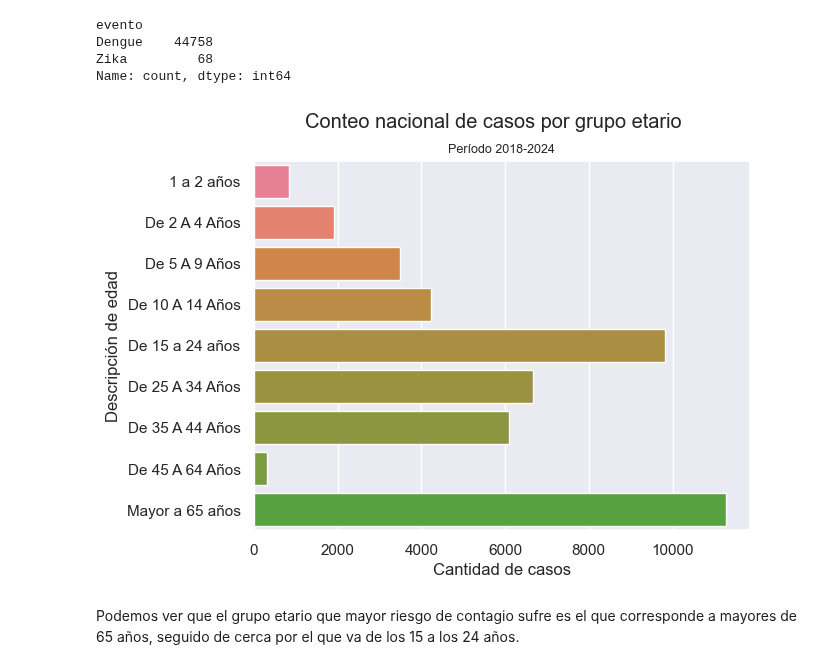
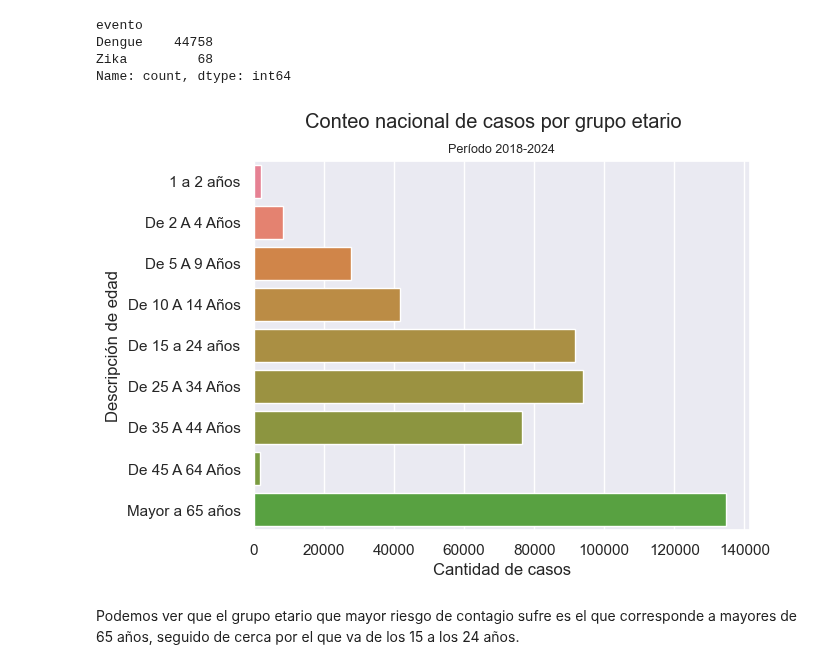
Before and after one commit to Valnir17/Dengue-y-Zika-Argentina, a Jupyter notebook: Manipulación de Tablas.ipynb, the cells around one changed output. Drawn from its saved outputs; the diff is of its cells as text; code cells hidden in the pictures.

```diff
--- a/Manipulación de Tablas.ipynb
+++ b/Manipulación de Tablas.ipynb
@@ -615,16 +594,12 @@ Name: count, dtype: int64
 # %%
-CantProv.columns = ['prov_id', 'count']
+casos_provincia = TablaCompleta.groupby('prov')['cantidad'].sum()
+casos_provincia = pd.DataFrame(casos_provincia)
+casos_provincia.reset_index(inplace=True)
 
-# Junto los dataframes para que se vean los nombres de las provincias en vez de los ids
-CantProv_por_prov = pd.merge(CantProv, Provincias, on='prov_id', how='left')
-CantProv_por_prov['prov'] = CantProv_por_prov['prov'].astype('category')
+paleta = sns.color_palette("husl", len(casos_provincia['prov'].unique()))
 
-paleta = sns.color_palette("husl", len(CantProv_por_prov['prov'].unique()))
-
-# Armo el gráfico con seaborn
-sns.barplot(data=CantProv_por_prov, x='prov', y='count', palette=paleta, order=CantProv_por_prov.sort_values('count', ascending=False)['prov'])
-
-plt.title('Casos por Provincia (2018-2024)')
+sns.barplot(x='prov', y='cantidad', data=casos_provincia, palette=paleta, order=casos_provincia.sort_values('cantidad', ascending=False)['prov'])
+plt.title('Distribución de la cantidad de casos por provincia')
 plt.xlabel('Provincias')
 plt.ylabel('Casos')
 plt.xticks(rotation=90)
@@ -760,27 +735,29 @@ Name: count, dtype: int64
 # %%
 # Creo un filtro para eliminar datos irrelevantes
 valores_eliminables = ['Menor a 1 año', 'Desconocido/Sin Especificar', 'Igual A 1 Año']
 TablaCompleta_filtrada_por_edad = TablaCompleta[~TablaCompleta['edad_desc'].isin(valores_eliminables)]
 
 # Defino un orden de edades para tener un gráfico más claro
 orden_edad = ['1 a 2 años', 'De 2 A 4 Años', 'De 5 A 9 Años', 'De 10 A 14 Años',
               'De 15 a 24 años', 'De 25 A 34 Años', 'De 35 A 44 Años', 'De 45 A 64 Años', 'Mayor a 65 años']
 
 # Convierto la columna 'edad_desc' en una categoría con un orden específico
-TablaCompleta_filtrada_por_edad['edad_desc'] = pd.Categorical(TablaCompleta['edad_desc'], categories=orden_edad, ordered=True)
+TablaCompleta_filtrada_por_edad['edad_desc'] = pd.Categorical(TablaCompleta_filtrada_por_edad['edad_desc'], categories=orden_edad, ordered=True)
 
 # Agrupo los valores por edad para ver la cantidad de casos
-conteo_por_edad = TablaCompleta_filtrada_por_edad.groupby('edad_desc').size().reset_index(name='counts')
+conteo_por_edad = TablaCompleta_filtrada_por_edad.groupby('edad_desc')['cantidad'].sum()
+conteo_por_edad = pd.DataFrame(conteo_por_edad)
+conteo_por_edad.reset_index(inplace=True)
 
 # Creación del gráfico de barras
-sns.barplot(x='counts', y='edad_desc',palette=paleta, data=conteo_por_edad)
+sns.barplot(x='cantidad', y='edad_desc',palette=paleta, data=conteo_por_edad)
 plt.suptitle('Conteo nacional de casos por grupo etario')
 plt.title('Período 2018-2024', fontsize = 9)
 plt.xlabel('Cantidad de casos')
 plt.ylabel('Descripción de edad')
 plt.show()
 # %% [output]
-[figure, old version]
+[figure, new version]
 # %% [markdown]
 Podemos ver que el grupo etario que mayor riesgo de contagio sufre es el que corresponde a mayores de 65 años, seguido de cerca por el que va de los 15 a los 24 años.
 # %%
```
Also changed, not shown: parts of 4 cells of this notebook, 1 other file.
